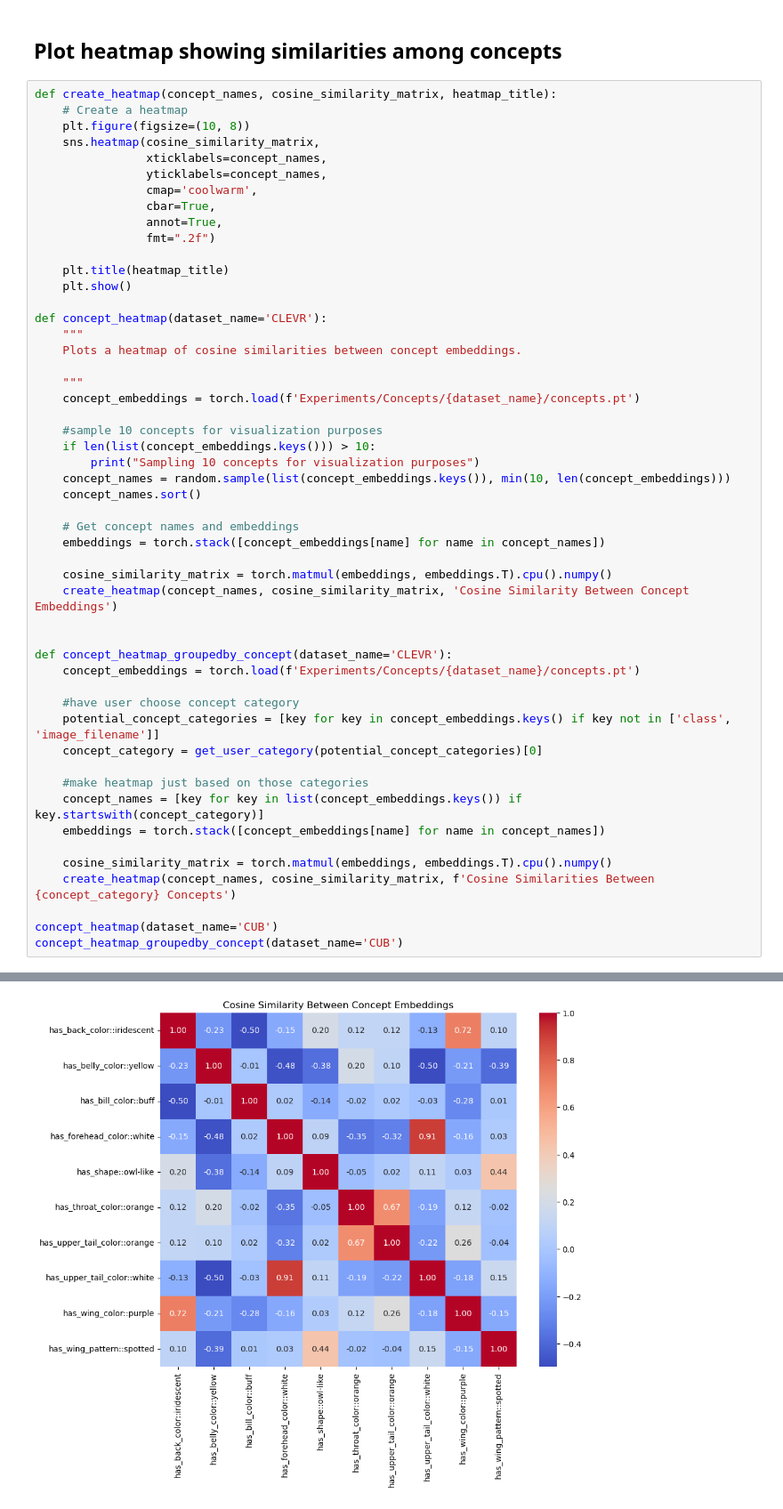
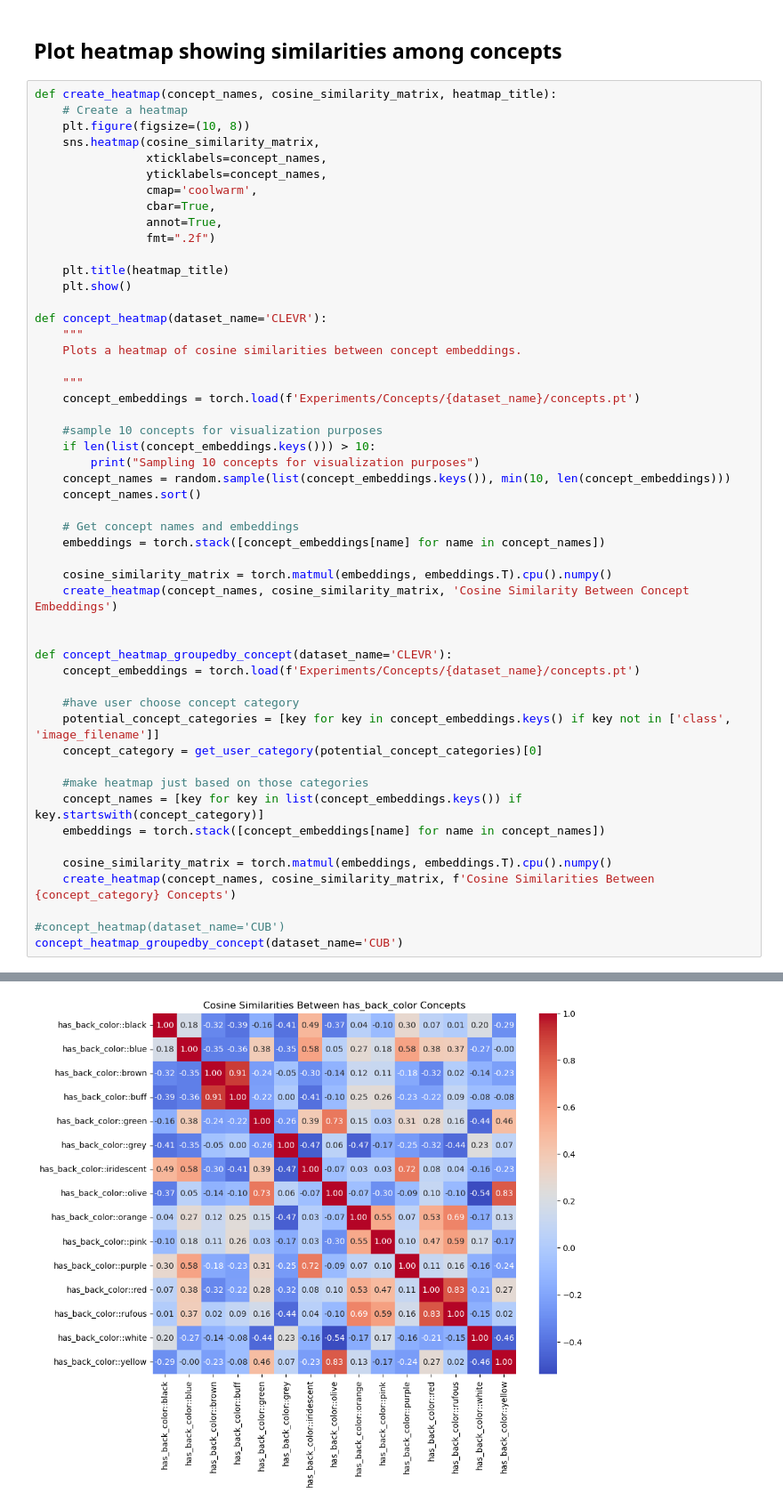
Before and after one commit to cassandra-goldberg/Calibrated_Concepts, a Jupyter notebook: Experiments/Compute-Concepts.ipynb, the cells around one changed output, grey strips where cells are left out. Shown at 89% size. Saved outputs shown, nothing was run; the diff lists cells and outputs as text.

```diff
--- a/Experiments/Compute-Concepts.ipynb
+++ b/Experiments/Compute-Concepts.ipynb
@@ -371,6 +371,6 @@ def concept_heatmap_groupedby_concept(dataset_name='CLEVR'):
     cosine_similarity_matrix = torch.matmul(embeddings, embeddings.T).cpu().numpy()
     create_heatmap(concept_names, cosine_similarity_matrix, f'Cosine Similarities Between {concept_category} Concepts')
 
-concept_heatmap(dataset_name='CUB')
+#concept_heatmap(dataset_name='CUB')
 concept_heatmap_groupedby_concept(dataset_name='CUB')
 # %% [output]
@@ -378 +394 @@ Sampling 10 concepts for visualization purposes
-[figure, old version]
+[figure, new version]
```
Also changed, not shown: parts of 3 cells of this notebook.
